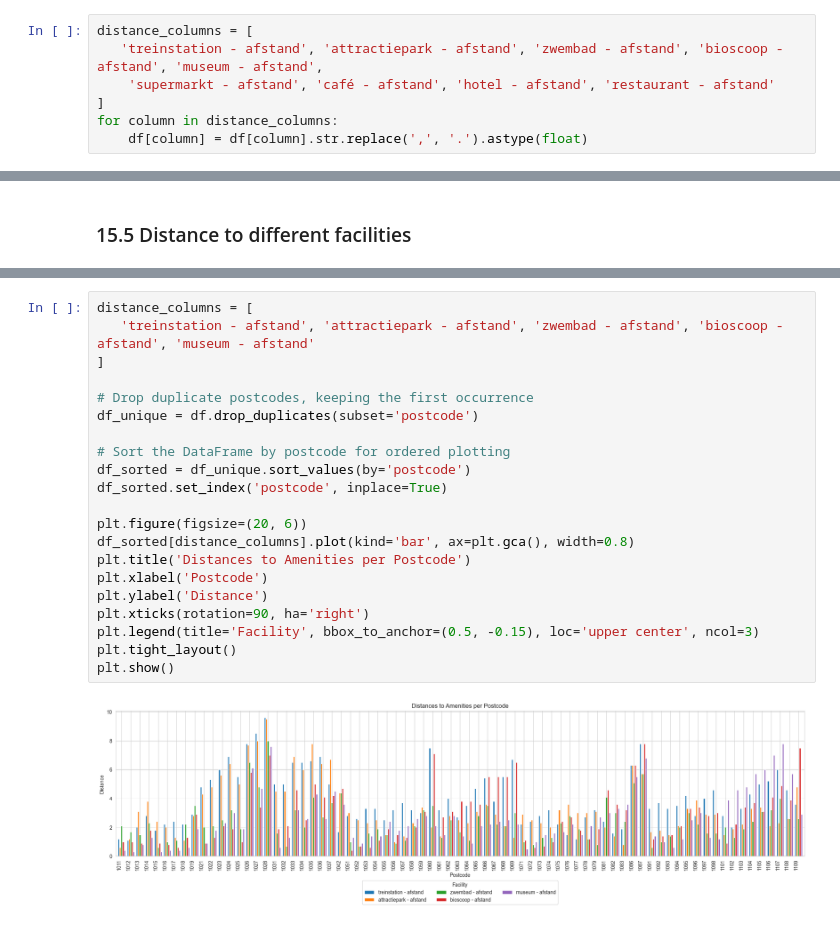
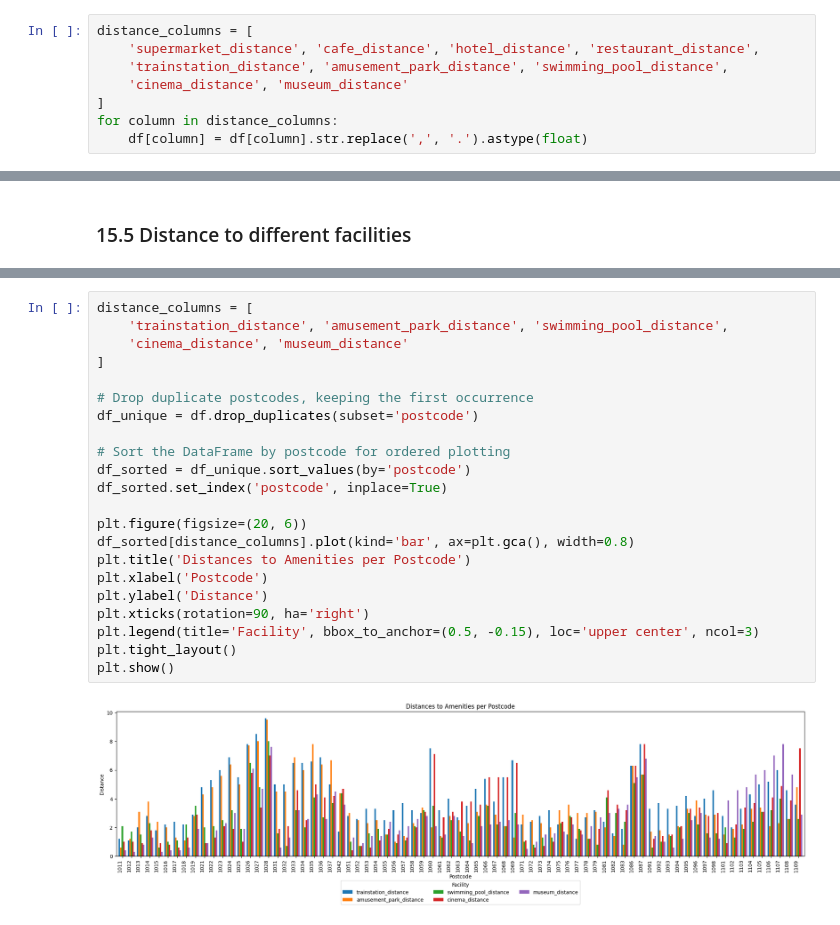
Before and after one commit to linashyshova/eds_modeling, a Jupyter notebook: 2_data_review.ipynb, the cells around one changed output, grey strips where cells are left out. Drawn from its saved outputs; the diff is of its cells as text.

```diff
--- a/2_data_review.ipynb
+++ b/2_data_review.ipynb
@@ -14,8 +14,9 @@ df = pd.read_csv('./data/output/result_gemeente.csv')
 # 0. Review data
 # %%
 distance_columns = [
-   'treinstation - afstand', 'attractiepark - afstand', 'zwembad - afstand', 'bioscoop - afstand', 'museum - afstand',
-    'supermarkt - afstand', 'café - afstand', 'hotel - afstand', 'restaurant - afstand'
+    'supermarket_distance', 'cafe_distance', 'hotel_distance', 'restaurant_distance',
+    'trainstation_distance', 'amusement_park_distance', 'swimming_pool_distance',
+    'cinema_distance', 'museum_distance'
 ]
 for column in distance_columns:
     df[column] = df[column].str.replace(',', '.').astype(float)
@@ -558,23 +559,24 @@ plt.show()
 # %%
 distance_columns = [
-   'treinstation - afstand', 'attractiepark - afstand', 'zwembad - afstand', 'bioscoop - afstand', 'museum - afstand'
+    'trainstation_distance', 'amusement_park_distance', 'swimming_pool_distance',
+    'cinema_distance', 'museum_distance'
 ]
 
 # Drop duplicate postcodes, keeping the first occurrence
 df_unique = df.drop_duplicates(subset='postcode')
 
 # Sort the DataFrame by postcode for ordered plotting
 df_sorted = df_unique.sort_values(by='postcode')
 df_sorted.set_index('postcode', inplace=True)
 
 plt.figure(figsize=(20, 6))
 df_sorted[distance_columns].plot(kind='bar', ax=plt.gca(), width=0.8)
 plt.title('Distances to Amenities per Postcode')
 plt.xlabel('Postcode')
 plt.ylabel('Distance')
 plt.xticks(rotation=90, ha='right')
 plt.legend(title='Facility', bbox_to_anchor=(0.5, -0.15), loc='upper center', ncol=3)
 plt.tight_layout()
 plt.show()
 # %% [output]
-[figure, old version]
+[figure, new version]
```
Also changed, not shown: parts of 23 cells of this notebook, 6 other files.
